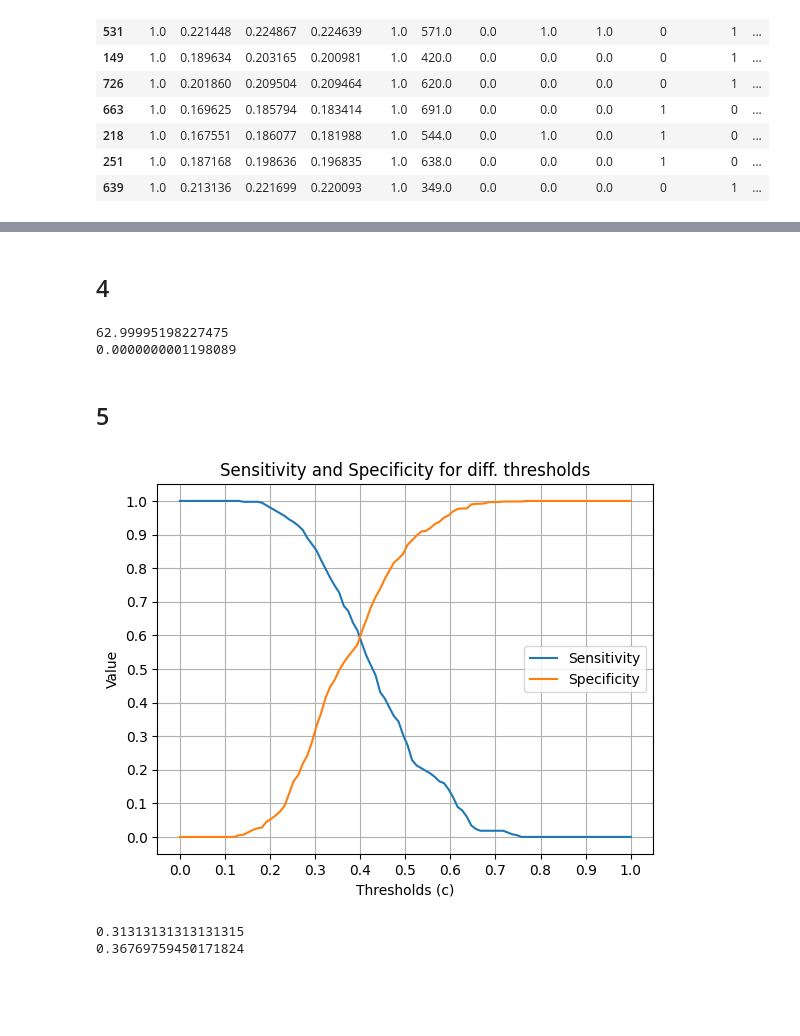
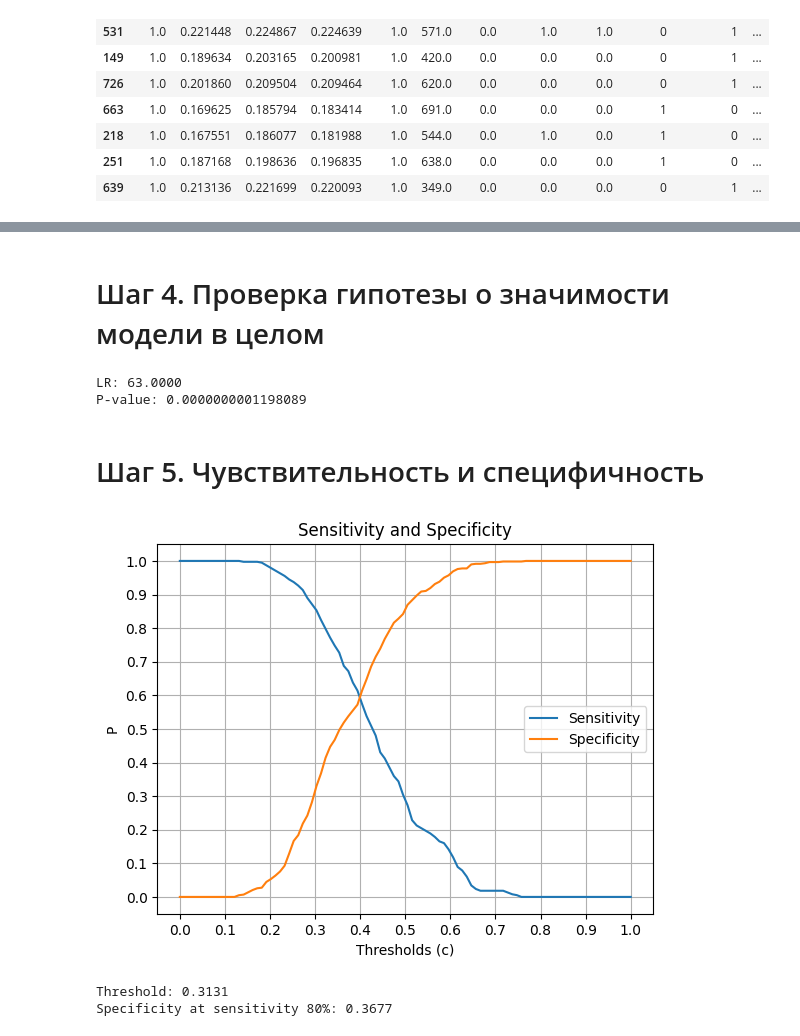
Before and after one commit to SamuraiGalahad/IDZ_HW, a Jupyter notebook: hw.ipynb, the cells around one changed output, grey strips where cells are left out. Drawn from its saved outputs; the diff is of its cells as text; code cells hidden in the pictures; blank space fills up the shorter version.

```diff
--- a/hw.ipynb
+++ b/hw.ipynb
@@ -148,12 +158,13 @@ max       1.000000     1.000000     1.000000
 # %%
 DATA_NEEDED = data[['recid', 'age', 'black', 'married', 'alcohol']]
 
-X = pd.concat([DATA_NEEDED, educ_dummies.drop(educ_dummies.columns[1], axis=1), rules_dummies.drop(rules_dummies.columns[1], axis=1)], axis=1)
+X = pd.concat([DATA_NEEDED, educ_dummies.drop(educ_dummies.columns[1], axis=1),
+               rules_dummies.drop(rules_dummies.columns[1], axis=1)], axis=1)
 X = X.drop(['recid'], axis=1)
 X = sm.add_constant(X)
 Y = data['recid']
 
-Y_test = Y
+Y_test = Y  # note: last 50 values are NaN
 X_test = X
 
 Y = Y.dropna()
@@ -438,58 +504,57 @@ True
-# %% [markdown]
-## 4
+# %% [markdown]
+# Шаг 4. Проверка гипотезы о значимости модели в целом
 # %%
 n_m = sm.Probit(Y, np.ones(Y.shape[0])).fit(disp=0)
 LR = 2 * (pr_model.llf - n_m.llf)
 
 p_value = chi2.sf(LR, df=pr_model.df_model)
-print(LR)
-print(f"{p_value:.16f}")
+print(f"LR: {LR:.4f}")
+print(f"P-value: {p_value:.16f}")
 # %% [output]
-62.99995198227475
-0.0000000001198089
+LR: 63.0000
+P-value: 0.0000000001198089
 # %% [markdown]
-## 5
+# Шаг 5. Чувствительность и специфичность
 # %%
 from sklearn.metrics import confusion_matrix
 
 sensitivity = []
 specificity = []
 
-tresholds = np.linspace(0, 1, 100)
+thresholds = np.linspace(0, 1, 100)
 
-for c in tresholds:
+for c in thresholds:
     y_pred = np.where(pr_model_pred[:Y.size] > c, 1, 0)
     tn, fp, fn, tp = confusion_matrix(y_pred=y_pred, y_true=Y).ravel()
 
     sensitivity.append(tp / (tp + fn))
     specificity.append(tn / (tn + fp))
 
-plt.title('Sensitivity and Specificity for diff. thresholds')
+plt.title('Sensitivity and Specificity')
 
-plt.plot(tresholds, sensitivity, label="Sensitivity")
-plt.plot(tresholds, specificity, label="Specificity")
+plt.plot(thresholds, sensitivity, label="Sensitivity")
+plt.plot(thresholds, specificity, label="Specificity")
 
 plt.xlabel('Thresholds (c)')
-plt.ylabel('Value')
+plt.ylabel('P')
 
 plt.legend()
 plt.grid()
 
 plt.xticks(np.arange(0, 1.1, 0.1))
 plt.yticks(np.arange(0, 1.1, 0.1))
 
 plt.show()
 
 sensitivity = np.array(sensitivity)
 specificity = np.array(specificity)
 
-c = tresholds[sensitivity >= 0.8][-1]
+c = thresholds[sensitivity >= 0.8][-1]
+spec_at_80 = specificity[sensitivity >= 0.8][-1]
 
-spec_at_send_80 = specificity[sensitivity >= 0.8][-1]
-
-print(c)
-print(spec_at_send_80)
+print(f"Threshold: {c:.4f}")
+print(f"Specificity at sensitivity 80%: {spec_at_80:.4f}")
 # %% [output]
-[figure, old version]
+[figure, new version]
-0.31313131313131315
-0.36769759450171824
+Threshold: 0.3131
+Specificity at sensitivity 80%: 0.3677
```
Also changed, not shown: parts of 31 cells of this notebook.
